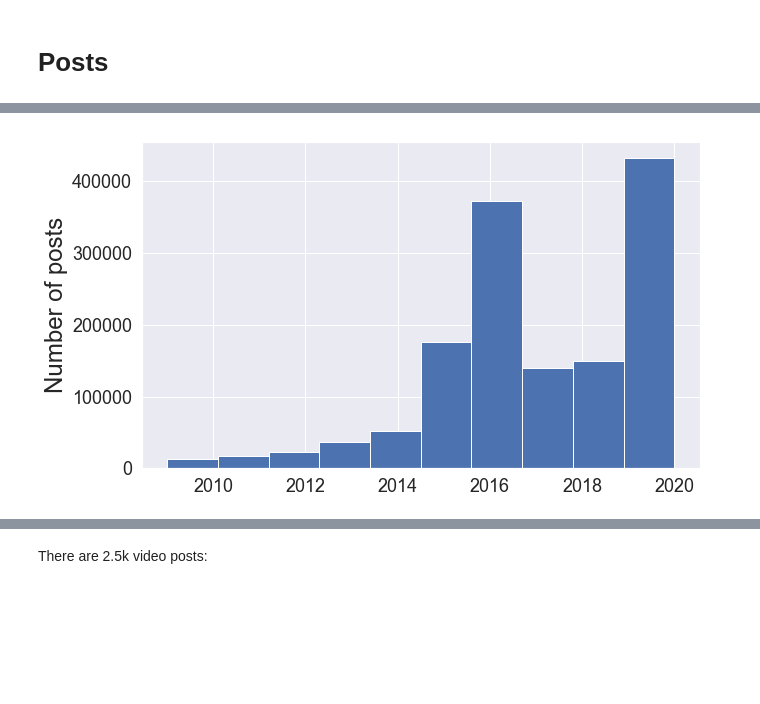
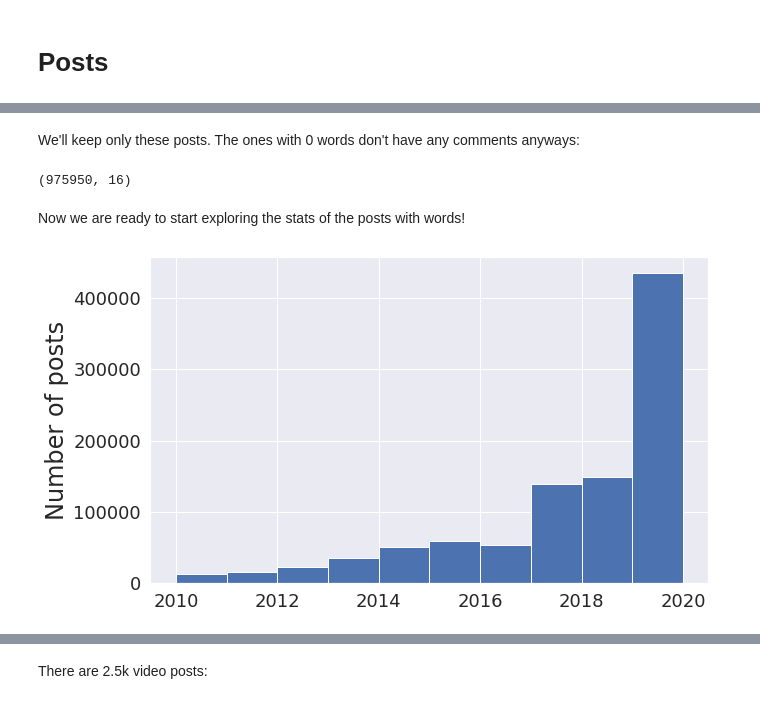
Before and after one commit to yiweiluo/Green-American-Lexicon, a Jupyter notebook: 1_data_collection/reddit/explore_reddit_data.ipynb, the cells around one changed output, grey strips where cells are left out. Drawn from its saved outputs; the diff is of its cells as text; code cells hidden in the pictures; blank space fills up the shorter version.

```diff
--- a/1_data_collection/reddit/explore_reddit_data.ipynb
+++ b/1_data_collection/reddit/explore_reddit_data.ipynb
@@ -77,0 +70,5 @@ posts_with_text.shape
+# %%
+posts_with_text['title_num_words'] = posts_with_text.title.apply(lambda x: len(x.split())
+                                                                 if x is not None else 0)
+# %%
+posts_with_text['body_num_words'] = posts_with_text.text.apply(lambda x: len(x.split()))
@@ -77,0 +89,2 @@ posts_with_text.shape
+# %% [markdown]
+We'll keep only these posts. The ones with 0 words don't have any comments anyways:
@@ -78,16 +93,27 @@ posts_with_text.shape
+# %%
+posts_with_text['total_num_words'] = posts_with_text['title_num_words'] + \
+posts_with_text['body_num_words']
+posts_with_words = posts_with_text.loc[posts_with_text.total_num_words > 0]
+print(posts_with_words.shape)
+del posts_with_text
+# %% [output]
+(975950, 16)
+# %% [markdown]
+Now we are ready to start exploring the stats of the posts with words!
 # %%
 # Add column for parsed date
-posts_with_text['parsed_date'] = posts_with_text.date.apply(lambda x: datetime.utcfromtimestamp(x) if not pd.isnull(x)
+posts_with_words['parsed_date'] = posts_with_words.date.apply(lambda x: datetime.utcfromtimestamp(x)
+                                                            if not pd.isnull(x)
                                                      and type(x) == float else x)
 # Extract month, year
-posts_with_text['year'] = posts_with_text.parsed_date.apply(lambda x: x.year if not pd.isnull(x)
+posts_with_words['year'] = posts_with_words.parsed_date.apply(lambda x: x.year if not pd.isnull(x)
                                                      else None)
-posts_with_text['month'] = posts_with_text.parsed_date.apply(lambda x: x.month if not pd.isnull(x)
-                                                     else None)
+# posts_with_words['month'] = posts_with_words.parsed_date.apply(lambda x: x.month if not pd.isnull(x)
+#                                                      else None)
 # %%
-ax = posts_with_text['year'].plot.hist(figsize=(10,6))
+ax = posts_with_words['year'].plot.hist(figsize=(10,6))
 ax.set_ylabel("Number of posts",fontsize=24)
 ax.tick_params(axis='x', labelsize=18)
 ax.tick_params(axis='y', labelsize=18)
 # %% [output]
-[figure, old version]
+[figure, new version]
```
Also changed, not shown: parts of 143 cells of this notebook.
